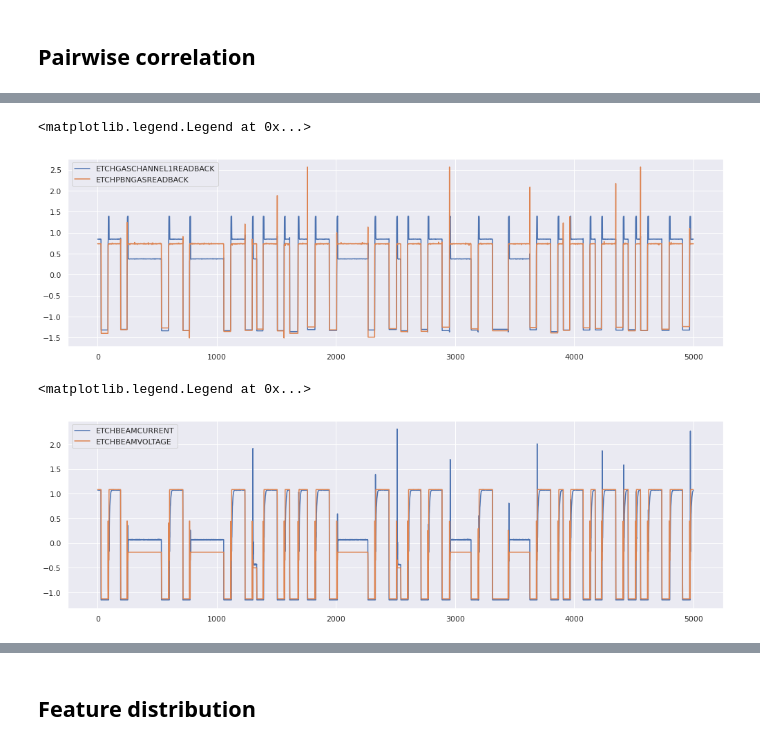
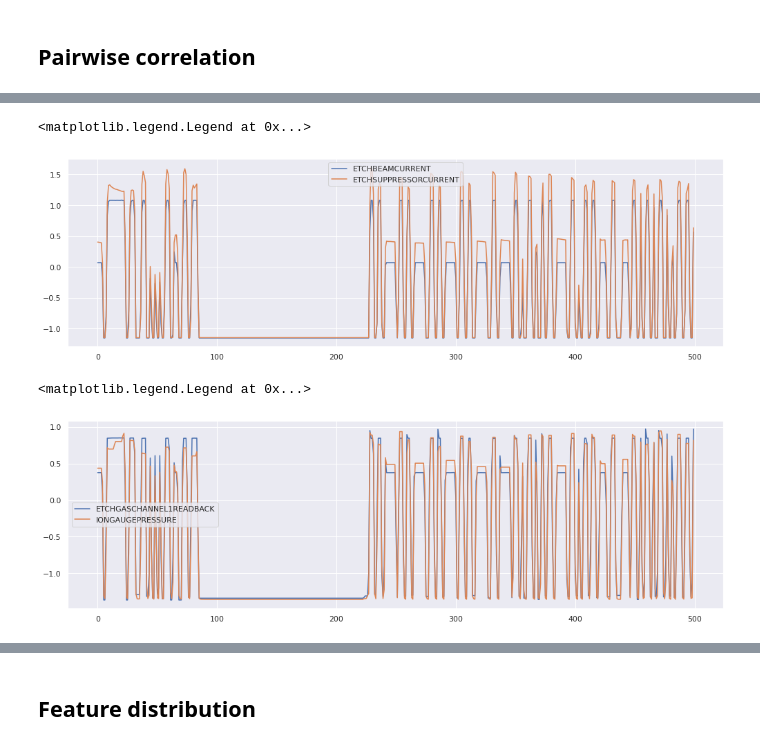
Before and after one commit to lucianolorenti/ceruleo, a Jupyter notebook: docs/dataset/analysis/Sensor Validation.ipynb, the cells around one changed output, grey strips where cells are left out. Saved outputs shown, nothing was run; the diff lists cells and outputs as text; code cells hidden in the pictures.

```diff
--- a/docs/dataset/analysis/Sensor Validation.ipynb
+++ b/docs/dataset/analysis/Sensor Validation.ipynb
@@ -39,7 +37,21 @@ from ceruleo.transformation.functional.pipeline.pipeline import make_pipeline
 # %%
+FEATURES = [
+   'IONGAUGEPRESSURE', 'ETCHBEAMVOLTAGE', 'ETCHBEAMCURRENT',
+   'ETCHSUPPRESSORVOLTAGE', 'ETCHSUPPRESSORCURRENT', 'FLOWCOOLFLOWRATE',
+   'FLOWCOOLPRESSURE', 'ETCHGASCHANNEL1READBACK', 'ETCHPBNGASREADBACK',
+]
 transformer = Transformer(
-    pipelineX=ByTypeFeatureSelector(type_='float64'),
-    pipelineY=ByNameFeatureSelector(features=['RUL'])
+    pipelineX=make_pipeline(
+        ByNameFeatureSelector(features=FEATURES),
+        Clip(lower=-6, upper=6),
+        IndexMeanResampler(rule='120s'),
+        SliceRows(initial=RelativeToEnd(1500))
+    ),
+    pipelineY=make_pipeline(
+        ByNameFeatureSelector(features=['RUL']),
+        IndexMeanResampler(rule='120s'),
+        SliceRows(initial=RelativeToEnd(1500))
+    )
 )
 
 transformed_dataset = transformer.fit_map(dataset)
@@ -117,16 +132,20 @@ from ceruleo.dataset.analysis.correlation import correlation_analysis
 # %%
 fig, ax = plt.subplots(figsize=(17, 5))
-ax.plot(dataset[0]['ETCHGASCHANNEL1READBACK'].values[-5000:], label='ETCHGASCHANNEL1READBACK')
-ax.plot(dataset[0]['ETCHPBNGASREADBACK'].values[-5000:], label='ETCHPBNGASREADBACK')
+ax.plot(transformed_dataset.get_features_of_life(0)['ETCHBEAMCURRENT'].values[-500:],
+        label='ETCHBEAMCURRENT')
+ax.plot(transformed_dataset.get_features_of_life(0)['ETCHSUPPRESSORCURRENT'].values[-500:],
+        label='ETCHSUPPRESSORCURRENT')
 ax.legend()
 # %% [output]
 <matplotlib.legend.Legend at 0x...>
-[figure, old version]
+[figure, new version]
 # %%
 fig, ax = plt.subplots(figsize=(17, 5))
-ax.plot(dataset[0]['ETCHBEAMCURRENT'].values[-5000:], label='ETCHBEAMCURRENT')
-ax.plot(dataset[0]['ETCHBEAMVOLTAGE'].values[-5000:], label='ETCHBEAMVOLTAGE')
+ax.plot(transformed_dataset.get_features_of_life(0)['ETCHGASCHANNEL1READBACK'].values[-500:],
+        label='ETCHGASCHANNEL1READBACK')
+ax.plot(transformed_dataset.get_features_of_life(0)['IONGAUGEPRESSURE'].values[-500:],
+        label='IONGAUGEPRESSURE')
 ax.legend()
 # %% [output]
 <matplotlib.legend.Legend at 0x...>
-[figure, old version]
+[figure, new version]
```
Also changed, not shown: parts of 16 cells of this notebook, 12 other files.
